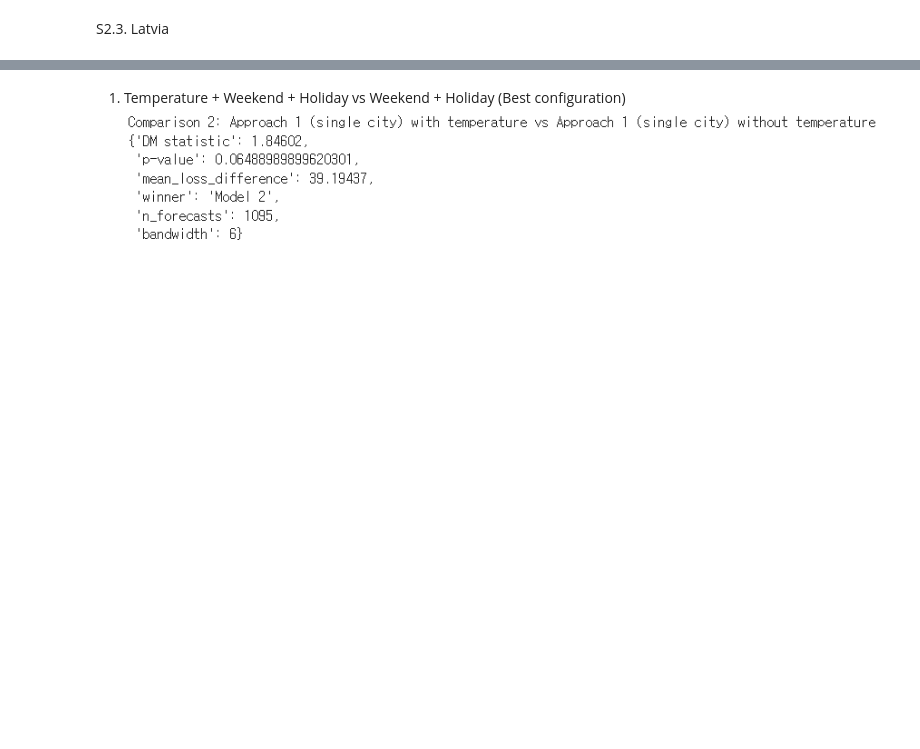
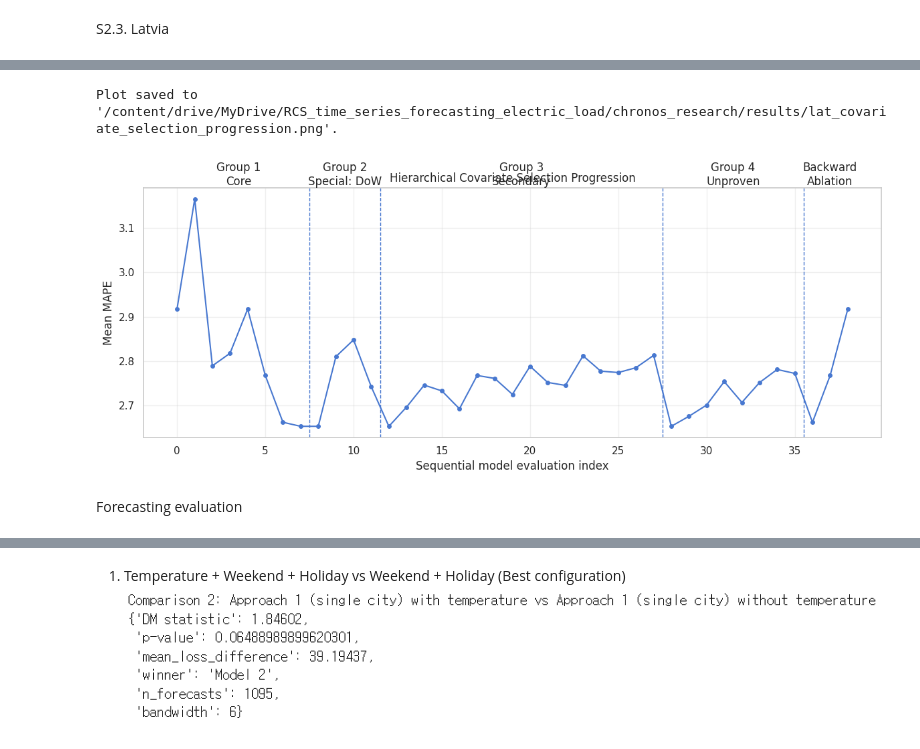
Before and after one commit to schmetti-kim/RCS_time_series_forecasting_electric_load, a Jupyter notebook: chronos_research/main.ipynb, the cells around one changed output, grey strips where cells are left out. Saved outputs shown, nothing was run; the diff lists cells and outputs as text; code cells hidden in the pictures; blank space fills up the shorter version.

Commit message:
implement systematic covariate selection for Panama & Latvia

```diff
--- a/chronos_research/main.ipynb
+++ b/chronos_research/main.ipynb
@@ -732,22 +716,7 @@ lat_weather_weighted = lat_weather_weighted.rename(columns={"date": TIMESTAMP_CO
 print("\n--- (Approach 2: Population-weighted Aggregation) Latvia (LAT) Covariates Dataset ---")
 lat_covariates_df_weighted = add_calendar(lat_weather_weighted, country_code=LAT_COUNTRY_CODE)
 # Remove little informative covariates (Determined empirically by repeating experiments)
-lat_covariates_df_weighted = lat_covariates_df_weighted.drop(columns=[
-    "dew_point_2m",
-    "cloud_cover_low",
-    "pressure_msl",
-    "wind_speed_10m",
-    "wind_speed_100m",
-    "wind_gusts_10m",
-    "precipitation",
-    "soil_temperature_0_to_7cm",
-    "soil_temperature_7_to_28cm",
-    "soil_moisture_0_to_7cm",
-    "soil_moisture_7_to_28cm",
-    "cloud_cover_mid",
-    "cloud_cover_high",
-    "dow"])
-print(lat_covariates_df_weighted)
+print(lat_covariates_df_weighted.iloc[:, :5]) # print only the first 5 columns)
 lat_covariates_df_weighted.to_csv(DATA_DIR / "processed" / "lat_covariates_df_weighted.csv", index=False)
 # %% [output]
 --- (Approach 2: Population-weighted Aggregation) Latvia (LAT) Covariates Dataset ---
@@ -1228,0 +1221,25 @@ Comparison 3: Approach 1 (single city) vs Univariate Baseline
+# %%
+# Visualize the complete covariate selection trajectory by combining all stage results:
+# MAPE progression reveals the contribution of each covariate group and the effect of backward ablation.
+plot_covariate_selection_progression(
+    result_dfs=[
+        lat_group1_results,
+        lat_group2_results,
+        lat_group3_results,
+        lat_group4_results,
+        lat_backward_results
+    ],
+    stage_names=[
+        "Group 1\nCore",
+        "Group 2\nSpecial: DoW",
+        "Group 3\nSecondary",
+        "Group 4\nUnproven",
+        "Backward\nAblation"
+    ],
+    save_path=RESULTS_DIR / "lat_covariate_selection_progression.png"
+)
+# %% [output]
+Plot saved to '/content/drive/MyDrive/RCS_time_series_forecasting_electric_load/chronos_research/results/lat_covariate_selection_progression.png'.
+[figure, added]
+# %% [markdown]
+Forecasting evaluation
```
Also changed, not shown: parts of 22 cells of this notebook, 30 other files.
